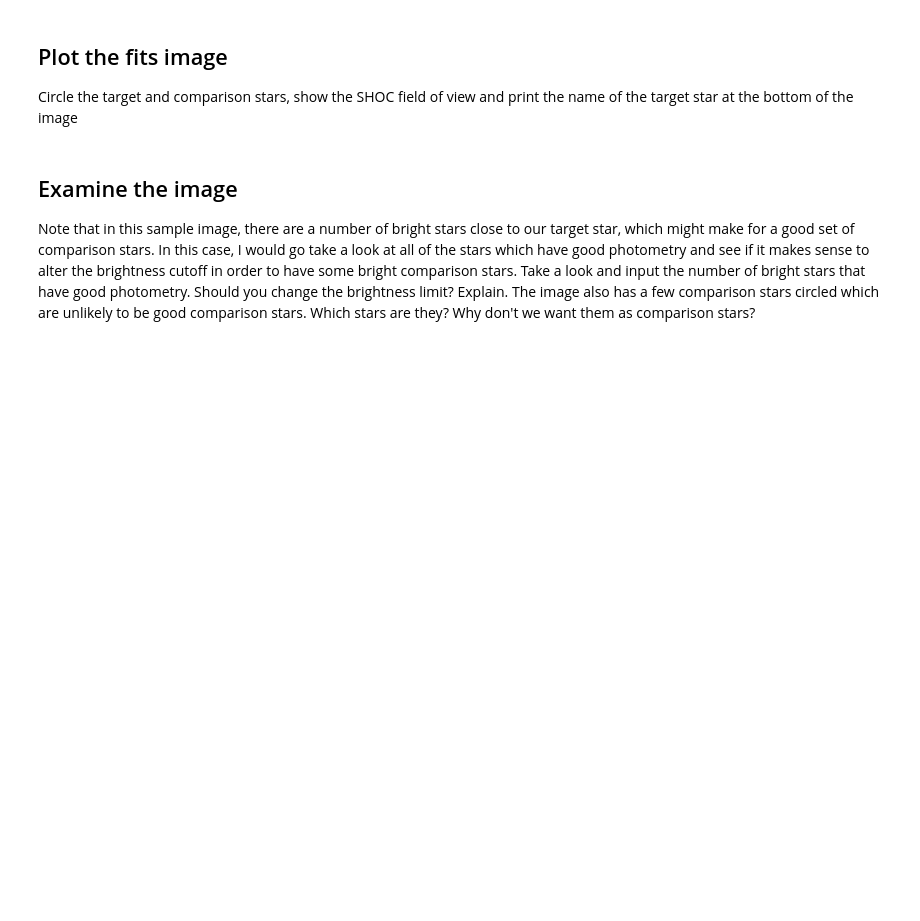
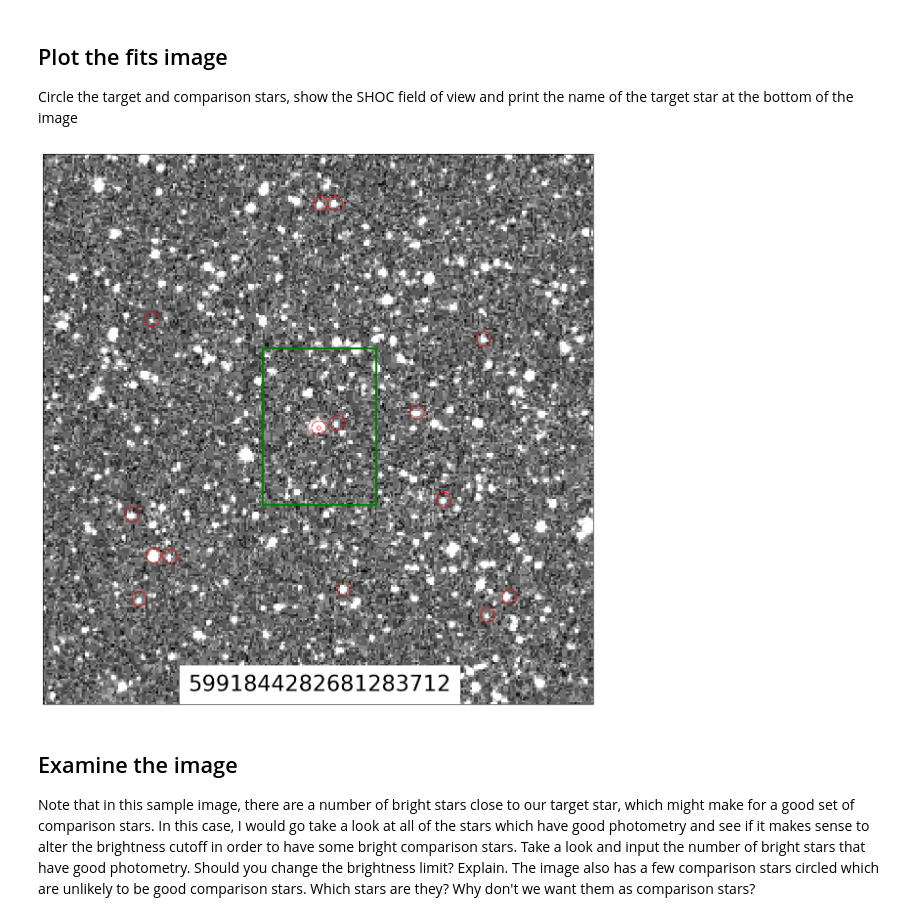
Before and after one commit to bawa27/dartmouth_p31.04, a Jupyter notebook: Comparison_Stars.ipynb, the cells around one changed output. Drawn from its saved outputs; the diff is of its cells as text; code cells hidden in the pictures; blank space fills up the shorter version.

```diff
--- a/Comparison_Stars.ipynb
+++ b/Comparison_Stars.ipynb
@@ -32,10 +32,10 @@ from matplotlib.patches import Ellipse
 from matplotlib.patches import Rectangle
 import matplotlib.text as mpl_text
 
-myra = str(297.4817792476880)
-mydec = str(-37.19378896005740)
-my_gaia_id = "G1"
-Gaia_G = 11.219834
+myra = str(241.549652)
+mydec = str(-43.31913896)
+my_gaia_id = "5991844282681283712"
+Gaia_G = 10.887369
 
 
 
@@ -73,7 +73,7 @@ Keep only stars which havve good photometry in both g and i filters.  Good photo
 # %%
 g_good1 = df['g_flags'] == 0
 g_good2 = df['g_nimaflags'] == 0
-g_good3 = df['e_g_psf'] < 0.07
+g_good3 = df['e_g_psf'] < 0.05
 i_good1 = df['i_flags'] == 0
 i_good2 = df['i_nimaflags'] == 0
 i_good3 = df['e_i_psf'] < 0.07
@@ -187,10 +228,6 @@ shoc_height = (2.85/60.0)/decscale
 ## Plot the fits image
 Circle the target and comparison stars, show the SHOC field of view and print the name of the target star at the bottom of the image
 # %%
-
-
-
-
 def ellipse_plot(x, y, size, a, b, theta, f_colour, e_colour):
     """
     Function to plot an ellipse on a CCD image.
@@ -221,33 +258,42 @@ m, s = np.mean(red_image), np.std(red_image)
 im = ax.imshow(red_image, interpolation='nearest',cmap='gray', vmin=m-s, vmax=m+s, origin='lower')
 #tick_plot(ax, red_image[0], red_image[1])  # call tick function
 #ax.grid(which='major', color='y', linestyle='-', linewidth=0.5)
 
 ellipse_plot(xlength/2.0, ylength/2.0,2,2,2,0, 'none', 'red')
 ellipse_plot(xlength/2.0, ylength/2.0,1,1,1,0, 'none', 'red')
 
 rect = Rectangle((shoc_x, shoc_y), shoc_width, shoc_height, linewidth=3, edgecolor='g', facecolor='none')
 
 # Add the patch to the Axes
 ax.add_patch(rect)
 
 mytext = mpl_text.Text(x=xcenpix, y = 10
             ,text=my_gaia_id
             ,color='black'
             ,backgroundcolor='white'
             ,verticalalignment='center'
             ,horizontalalignment='center'
             ,multialignment=None
             ,fontsize=32
             ,linespacing=None
             ,rotation_mode=None
         )
 ax.add_artist(mytext)
 
 
 for index, row in df_mookodi.iterrows():
     xx = row['xpix']
     yy = row['ypix']
     ellipse_plot(xx, yy,2,2,2,0, 'none', 'red')
+
+# removing axes
+ax.get_xaxis().set_visible(False)
+ax.get_yaxis().set_visible(False)
+
+# saving the edited figure
+plt.savefig('DR3_' + str(my_gaia_id) + '.png')
+# %% [output]
+[figure, added]
 # %% [markdown]
 ## Examine the image
 Note that in this sample image, there are a number of bright stars close to our target star, which might make for a good set of comparison stars.  In this case, I would go take a look at all of the stars which have good photometry and see if it makes sense to alter the brightness cutoff in order to have some bright comparison stars.  Take a look and input the number of bright stars that have good photometry.  Should you change the brightness limit? Explain. The image also has a few comparison stars circled which are unlikely to be good comparison stars.  Which stars are they?  Why don't we want them as comparison stars?
```
Also changed, not shown: parts of 6 cells of this notebook, 5 other files.
